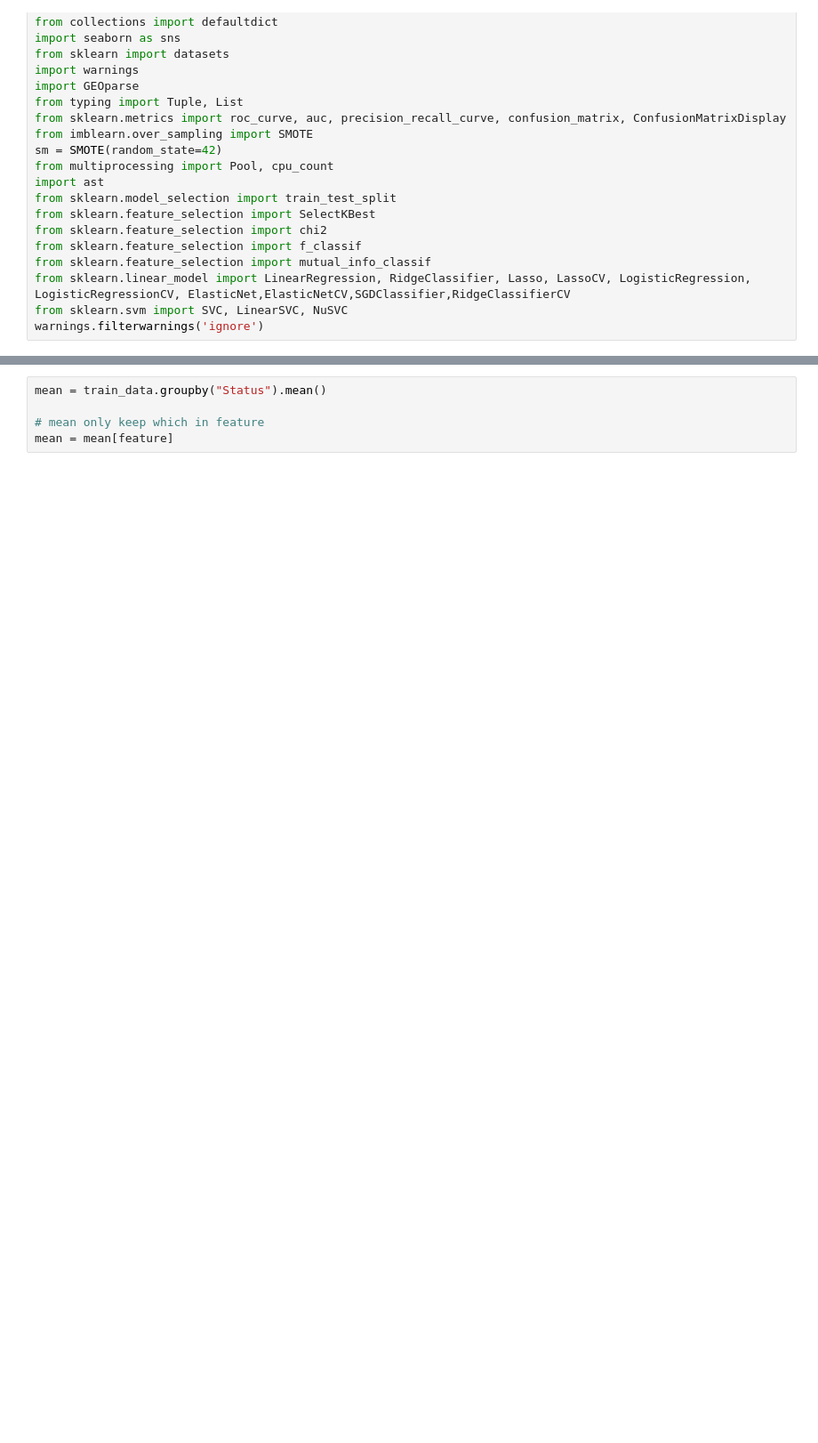
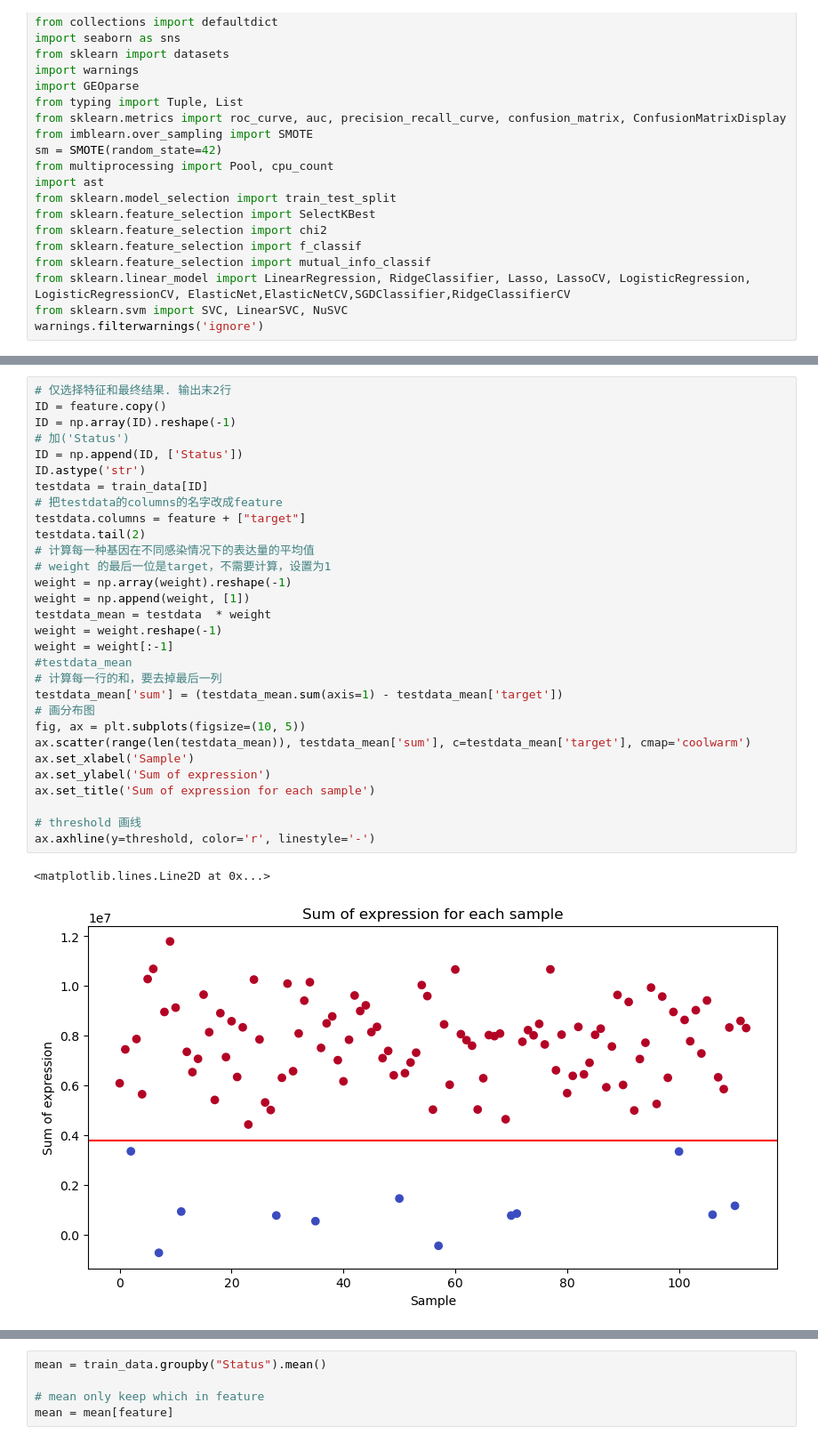
Before and after one commit to yeouyang326/digital-encoding-of-miRNA, a Jupyter notebook: tcgaplot.ipynb, the cells around one changed output, grey strips where cells are left out. Shown at 89% size. Drawn from its saved outputs; the diff is of its cells as text; blank space fills up the shorter version.

```diff
--- a/tcgaplot.ipynb
+++ b/tcgaplot.ipynb
@@ -98,0 +124,33 @@ weight: [1.0, 4.0, 3.0, 10.0, 2.0, -25.0, -8.0, -5.0, -5.0]
+# %%
+# 仅选择特征和最终结果. 输出末2行
+ID = feature.copy()
+ID = np.array(ID).reshape(-1)
+# 加('Status')
+ID = np.append(ID, ['Status'])
+ID.astype('str')
+testdata = train_data[ID]
+# 把testdata的columns的名字改成feature
+testdata.columns = feature + ["target"]
+testdata.tail(2)
+# 计算每一种基因在不同感染情况下的表达量的平均值
+# weight 的最后一位是target，不需要计算，设置为1
+weight = np.array(weight).reshape(-1)
+weight = np.append(weight, [1])
+testdata_mean = testdata  * weight
+weight = weight.reshape(-1)
+weight = weight[:-1]
+#testdata_mean
+# 计算每一行的和，要去掉最后一列
+testdata_mean['sum'] = (testdata_mean.sum(axis=1) - testdata_mean['target'])
+# 画分布图
+fig, ax = plt.subplots(figsize=(10, 5))
+ax.scatter(range(len(testdata_mean)), testdata_mean['sum'], c=testdata_mean['target'], cmap='coolwarm')
+ax.set_xlabel('Sample')
+ax.set_ylabel('Sum of expression')
+ax.set_title('Sum of expression for each sample')
+
+# threshold 画线
+ax.axhline(y=threshold, color='r', linestyle='-')
+# %% [output]
+<matplotlib.lines.Line2D at 0x...>
+[figure, added]
```
Also changed, not shown: parts of 6 cells of this notebook.
